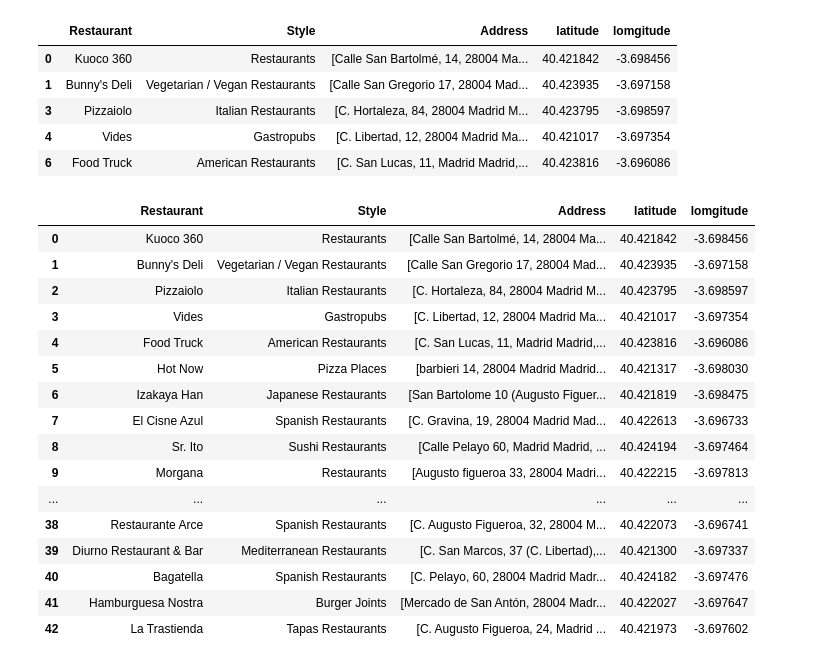
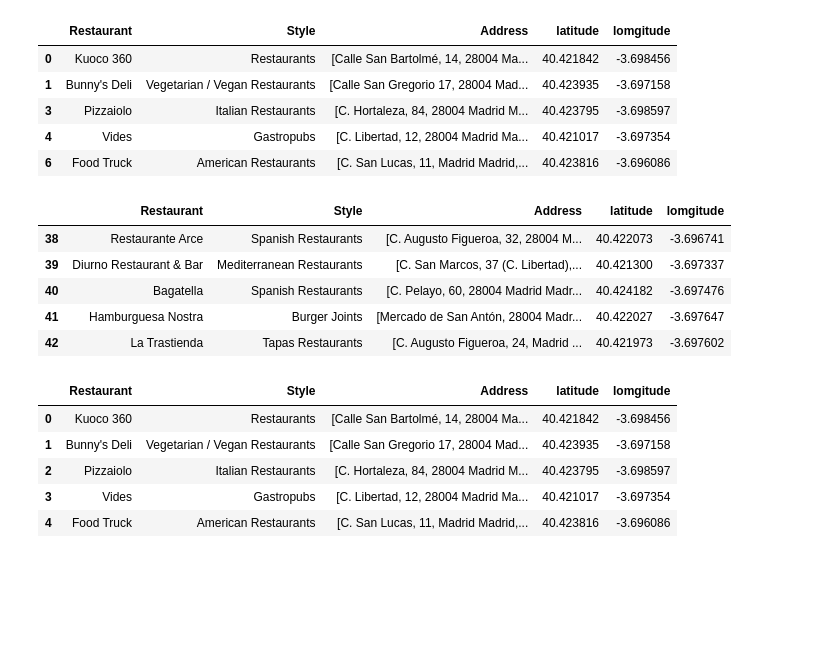
Before and after one commit to JoseLuisManjon/Crew_Challenge_Proy_Sep2020, a Jupyter notebook: Foursquare.ipynb, the cells around one changed output. Drawn from its saved outputs; the diff is of its cells as text; code cells hidden in the pictures; blank space fills up the shorter version.

Commit message:
Added new json

```diff
--- a/Foursquare.ipynb
+++ b/Foursquare.ipynb
@@ -382,20 +392,9 @@ df.head()
 # %%
 df = df.rename_axis('index').reset_index()
 df = df.drop('index', 1)
-df
+df.tail()
 # %% [output]
 |  | Restaurant | Style | Address | latitude | lomgitude |
-| 0 | Kuoco 360 | Restaurants | [Calle San Bartolmé, 14, 28004 Ma... | 40.421842 | -3.698456 |
-| 1 | Bunny's Deli | Vegetarian / Vegan Restaurants | [Calle San Gregorio 17, 28004 Mad... | 40.423935 | -3.697158 |
-| 2 | Pizzaiolo | Italian Restaurants | [C. Hortaleza, 84, 28004 Madrid M... | 40.423795 | -3.698597 |
-| 3 | Vides | Gastropubs | [C. Libertad, 12, 28004 Madrid Ma... | 40.421017 | -3.697354 |
-| 4 | Food Truck | American Restaurants | [C. San Lucas, 11, Madrid Madrid,... | 40.423816 | -3.696086 |
-| 5 | Hot Now | Pizza Places | [barbieri 14, 28004 Madrid Madrid... | 40.421317 | -3.698030 |
-| 6 | Izakaya Han | Japanese Restaurants | [San Bartolome 10 (Augusto Figuer... | 40.421819 | -3.698475 |
-| 7 | El Cisne Azul | Spanish Restaurants | [C. Gravina, 19, 28004 Madrid Mad... | 40.422613 | -3.696733 |
-| 8 | Sr. Ito | Sushi Restaurants | [Calle Pelayo 60, Madrid Madrid, ... | 40.424194 | -3.697464 |
-| 9 | Morgana | Restaurants | [Augusto figueroa 33, 28004 Madri... | 40.422215 | -3.697813 |
-| ... | ... | ... | ... | ... | ... |
 | 38 | Restaurante Arce | Spanish Restaurants | [C. Augusto Figueroa, 32, 28004 M... | 40.422073 | -3.696741 |
 | 39 | Diurno Restaurant & Bar | Mediterranean Restaurants | [C. San Marcos, 37 (C. Libertad),... | 40.421300 | -3.697337 |
 | 40 | Bagatella | Spanish Restaurants | [C. Pelayo, 60, 28004 Madrid Madr... | 40.424182 | -3.697476 |
@@ -418 +433,12 @@ with open('rest_Chueca.json', 'w+') as outfile:
+# %%
+# Estoy probando como se ve el json que he creado anteriormente
+prueba1 = pd.read_json("rest_Chueca.json")
+prueba1.head()
+# %% [output]
+|  | Restaurant | Style | Address | latitude | lomgitude |
+| 0 | Kuoco 360 | Restaurants | [Calle San Bartolmé, 14, 28004 Ma... | 40.421842 | -3.698456 |
+| 1 | Bunny's Deli | Vegetarian / Vegan Restaurants | [Calle San Gregorio 17, 28004 Mad... | 40.423935 | -3.697158 |
+| 2 | Pizzaiolo | Italian Restaurants | [C. Hortaleza, 84, 28004 Madrid M... | 40.423795 | -3.698597 |
+| 3 | Vides | Gastropubs | [C. Libertad, 12, 28004 Madrid Ma... | 40.421017 | -3.697354 |
+| 4 | Food Truck | American Restaurants | [C. San Lucas, 11, Madrid Madrid,... | 40.423816 | -3.696086 |
 # %%
```
Also changed, not shown: parts of 20 cells of this notebook, 21 other files.
